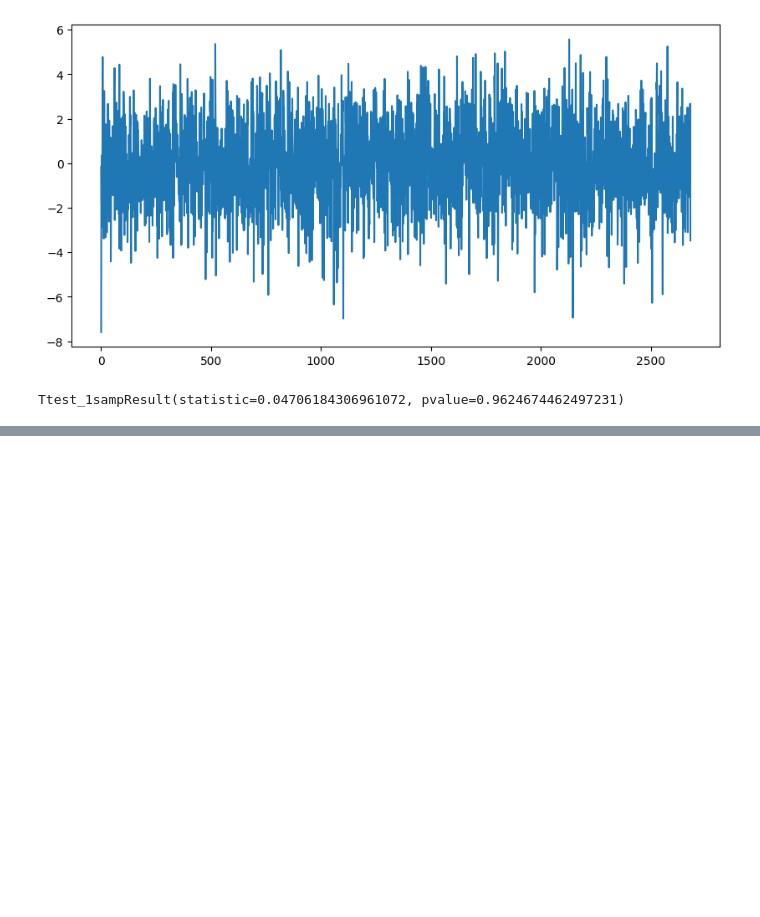
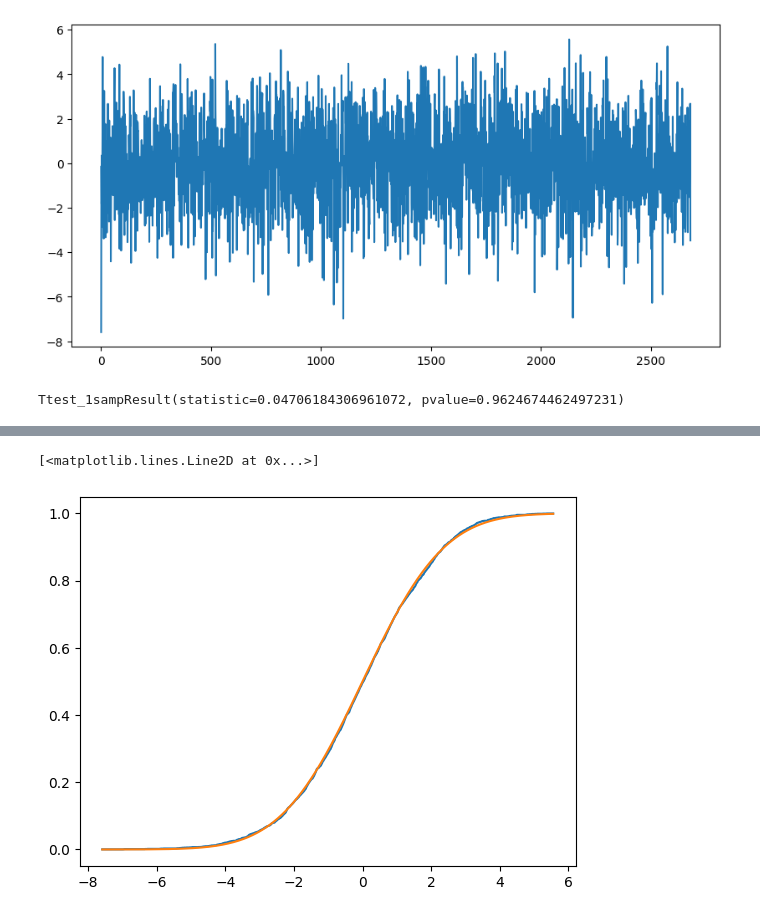
Before and after one commit to zlekoty/komputerowa_analiza_szereg-w_czasowych, a Jupyter notebook: kaszczR2/kaszczR2.ipynb, the cells around one changed output, grey strips where cells are left out. Saved outputs shown, nothing was run; the diff lists cells and outputs as text; code cells hidden in the pictures; blank space fills up the shorter version.

```diff
--- a/kaszczR2/kaszczR2.ipynb
+++ b/kaszczR2/kaszczR2.ipynb
@@ -295,0 +304,7 @@ diagnostic.het_arch(resid)
+# %%
+F = statsmodels.distributions.empirical_distribution.ECDF(resid)
+plt.plot(np.arange(min(resid), max(resid), 0.01), F(np.arange(min(resid), max(resid), 0.01)))
+plt.plot(np.arange(min(resid), max(resid), 0.01), scipy.stats.norm.cdf(np.arange(min(resid), max(resid), 0.01), scale=np.std(resid)))
+# %% [output]
+[<matplotlib.lines.Line2D at 0x...>]
+[figure, added]
```
Also changed, not shown: parts of 7 cells of this notebook, 4 other files.
